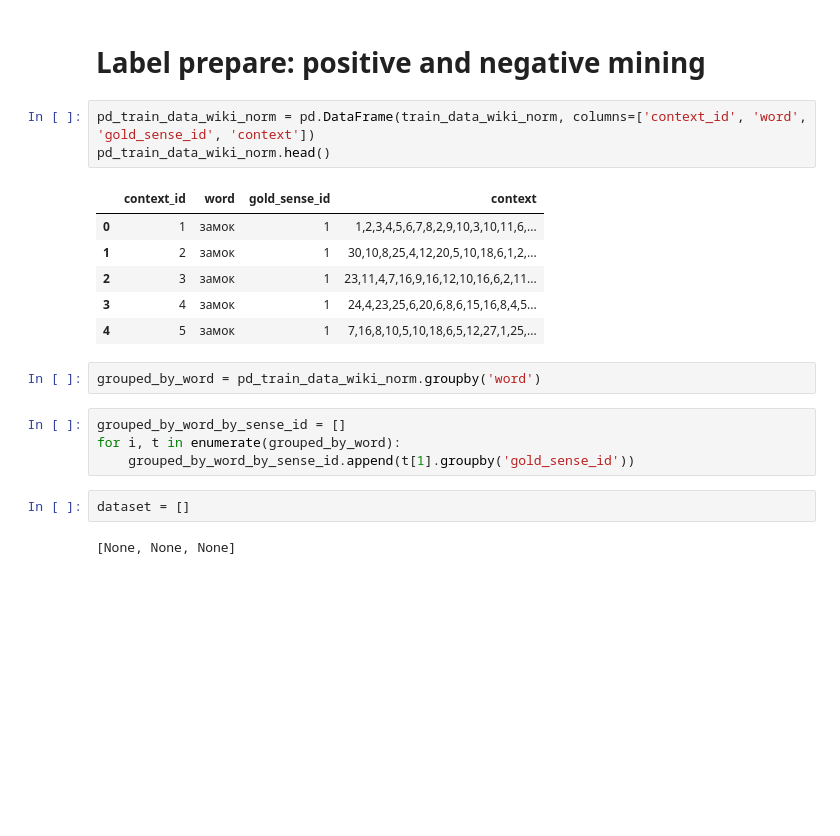
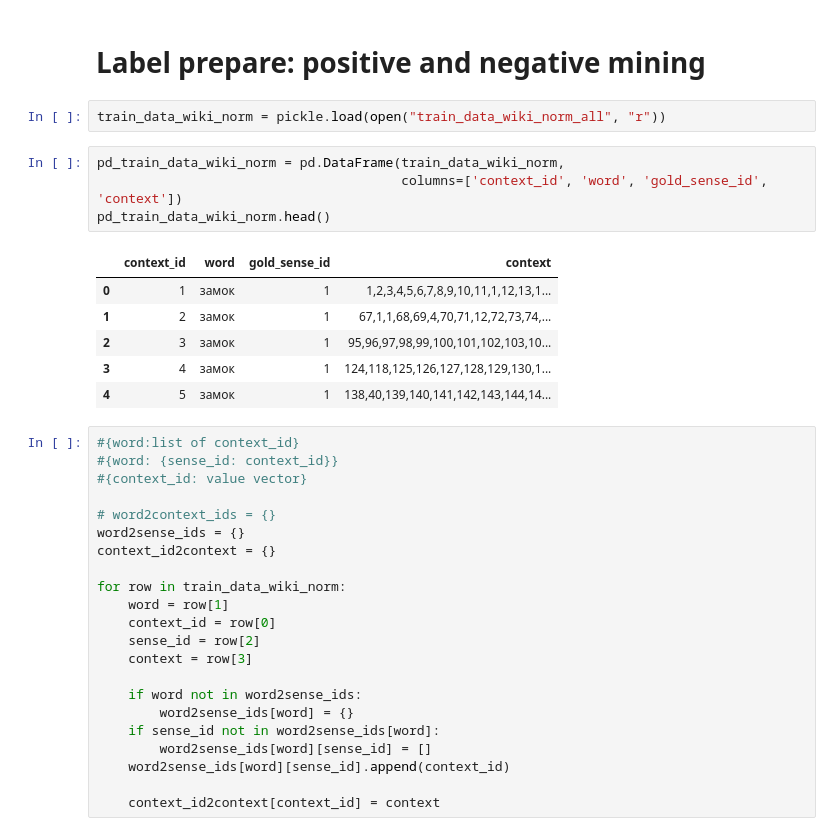
Before and after one commit to DanaZL/WordSenseDisambiguation, a Jupyter notebook: lstm_similarity.ipynb, the cells around one changed output. Drawn from its saved outputs; the diff is of its cells as text; blank space fills up the shorter version.

```diff
--- a/lstm_similarity.ipynb
+++ b/lstm_similarity.ipynb
@@ -199,23 +217,38 @@ for v in train_data_wiki['context'].values:
 pickle.dump(train_data_wiki_norm, open("train_data_wiki_norm_all", "w"))
 # %% [markdown]
 # Label prepare: positive and negative mining
+# %%
+train_data_wiki_norm = pickle.load(open("train_data_wiki_norm_all", "r"))
 # %%
-pd_train_data_wiki_norm = pd.DataFrame(train_data_wiki_norm, columns=['context_id', 'word', 'gold_sense_id', 'context'])
+pd_train_data_wiki_norm = pd.DataFrame(train_data_wiki_norm,
+                                       columns=['context_id', 'word', 'gold_sense_id', 'context'])
 pd_train_data_wiki_norm.head()
 # %% [output]
 |  | context_id | word | gold_sense_id | context |
-| 0 | 1 | замок | 1 | 1,2,3,4,5,6,7,8,2,9,10,3,10,11,6,... |
-| 1 | 2 | замок | 1 | 30,10,8,25,4,12,20,5,10,18,6,1,2,... |
-| 2 | 3 | замок | 1 | 23,11,4,7,16,9,16,12,10,16,6,2,11... |
-| 3 | 4 | замок | 1 | 24,4,23,25,6,20,6,8,6,15,16,8,4,5... |
-| 4 | 5 | замок | 1 | 7,16,8,10,5,10,18,6,5,12,27,1,25,... |
+| 0 | 1 | замок | 1 | 1,2,3,4,5,6,7,8,9,10,11,1,12,13,1... |
+| 1 | 2 | замок | 1 | 67,1,1,68,69,4,70,71,12,72,73,74,... |
+| 2 | 3 | замок | 1 | 95,96,97,98,99,100,101,102,103,10... |
+| 3 | 4 | замок | 1 | 124,118,125,126,127,128,129,130,1... |
+| 4 | 5 | замок | 1 | 138,40,139,140,141,142,143,144,14... |
-# %%
-grouped_by_word = pd_train_data_wiki_norm.groupby('word')
-# %%
-grouped_by_word_by_sense_id = []
-for i, t in enumerate(grouped_by_word):
-    grouped_by_word_by_sense_id.append(t[1].groupby('gold_sense_id'))
-# %%
-dataset = []
-# %% [output]
-[None, None, None]
+# %%
+#{word:list of context_id}
+#{word: {sense_id: context_id}}
+#{context_id: value vector}
+
+# word2context_ids = {}
+word2sense_ids = {}
+context_id2context = {}
+
+for row in train_data_wiki_norm:
+    word = row[1]
+    context_id = row[0]
+    sense_id = row[2]
+    context = row[3]
+
+    if word not in word2sense_ids:
+        word2sense_ids[word] = {}
+    if sense_id not in word2sense_ids[word]:
+        word2sense_ids[word][sense_id] = []
+    word2sense_ids[word][sense_id].append(context_id)
+
+    context_id2context[context_id] = context
```
Also changed, not shown: parts of 20 cells of this notebook.
